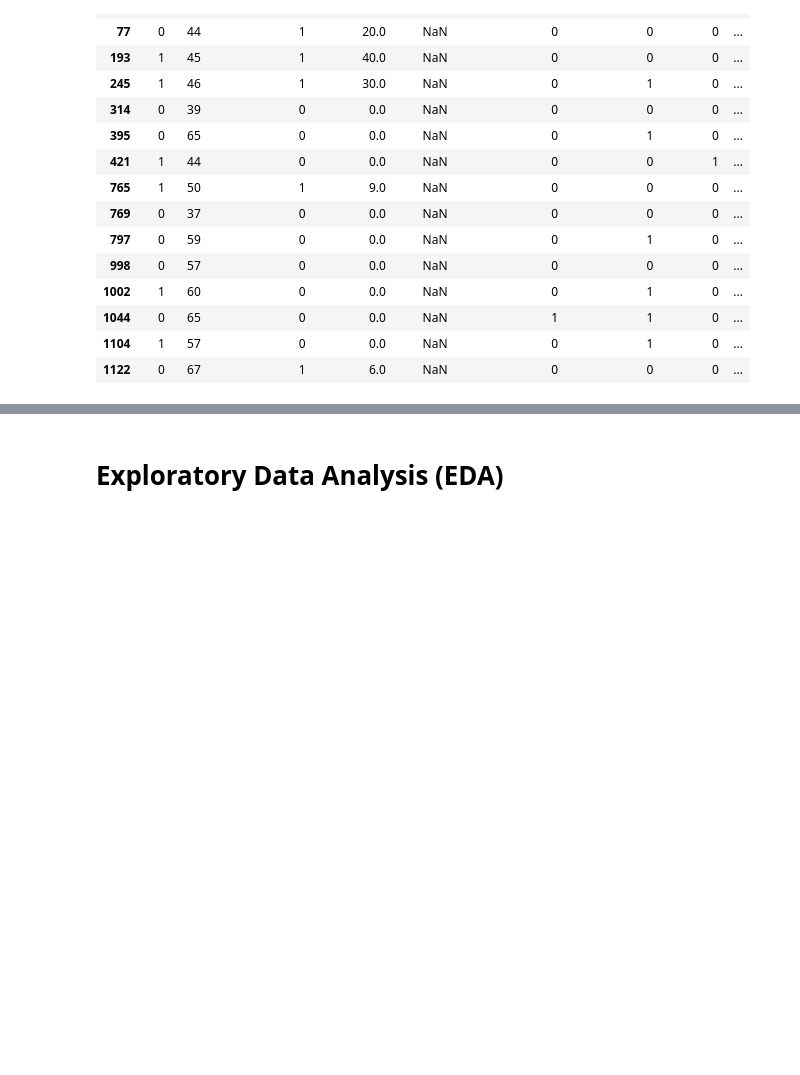
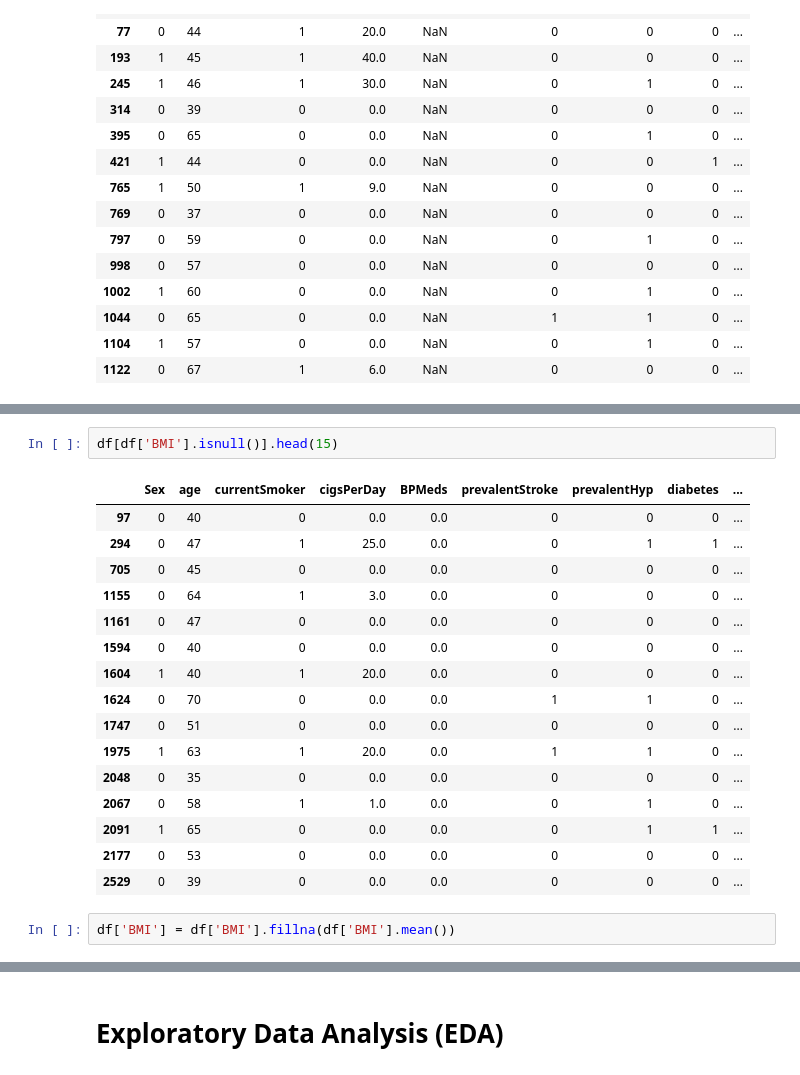
Before and after one commit to nawafalhu/HEART-DISEASE-PREDICTION, a Jupyter notebook: Heart-Disease.ipynb, the cells around one changed output, grey strips where cells are left out. Drawn from its saved outputs; the diff is of its cells as text; blank space fills up the shorter version.

```diff
--- a/Heart-Disease.ipynb
+++ b/Heart-Disease.ipynb
@@ -190,0 +214,21 @@ df['BPMeds'] = df['BPMeds'].fillna(df['BPMeds'].mean())
+# %%
+df[df['BMI'].isnull()].head(15)
+# %% [output]
+|  | Sex | age | currentSmoker | cigsPerDay | BPMeds | prevalentStroke | prevalentHyp | diabetes | ... |
+| 97 | 0 | 40 | 0 | 0.0 | 0.0 | 0 | 0 | 0 | ... |
+| 294 | 0 | 47 | 1 | 25.0 | 0.0 | 0 | 1 | 1 | ... |
+| 705 | 0 | 45 | 0 | 0.0 | 0.0 | 0 | 0 | 0 | ... |
+| 1155 | 0 | 64 | 1 | 3.0 | 0.0 | 0 | 0 | 0 | ... |
+| 1161 | 0 | 47 | 0 | 0.0 | 0.0 | 0 | 0 | 0 | ... |
+| 1594 | 0 | 40 | 0 | 0.0 | 0.0 | 0 | 0 | 0 | ... |
+| 1604 | 1 | 40 | 1 | 20.0 | 0.0 | 0 | 0 | 0 | ... |
+| 1624 | 0 | 70 | 0 | 0.0 | 0.0 | 1 | 1 | 0 | ... |
+| 1747 | 0 | 51 | 0 | 0.0 | 0.0 | 0 | 0 | 0 | ... |
+| 1975 | 1 | 63 | 1 | 20.0 | 0.0 | 1 | 1 | 0 | ... |
+| 2048 | 0 | 35 | 0 | 0.0 | 0.0 | 0 | 0 | 0 | ... |
+| 2067 | 0 | 58 | 1 | 1.0 | 0.0 | 0 | 1 | 0 | ... |
+| 2091 | 1 | 65 | 0 | 0.0 | 0.0 | 0 | 1 | 1 | ... |
+| 2177 | 0 | 53 | 0 | 0.0 | 0.0 | 0 | 0 | 0 | ... |
+| 2529 | 0 | 39 | 0 | 0.0 | 0.0 | 0 | 0 | 0 | ... |
+# %%
+df['BMI'] = df['BMI'].fillna(df['BMI'].mean())
```
Also changed, not shown: parts of 11 cells of this notebook.
